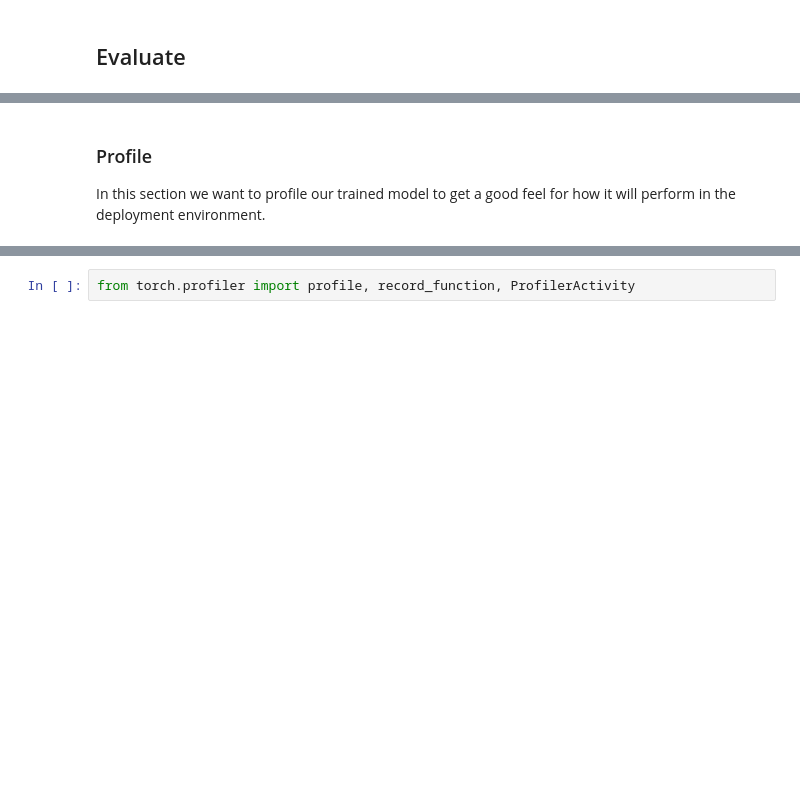
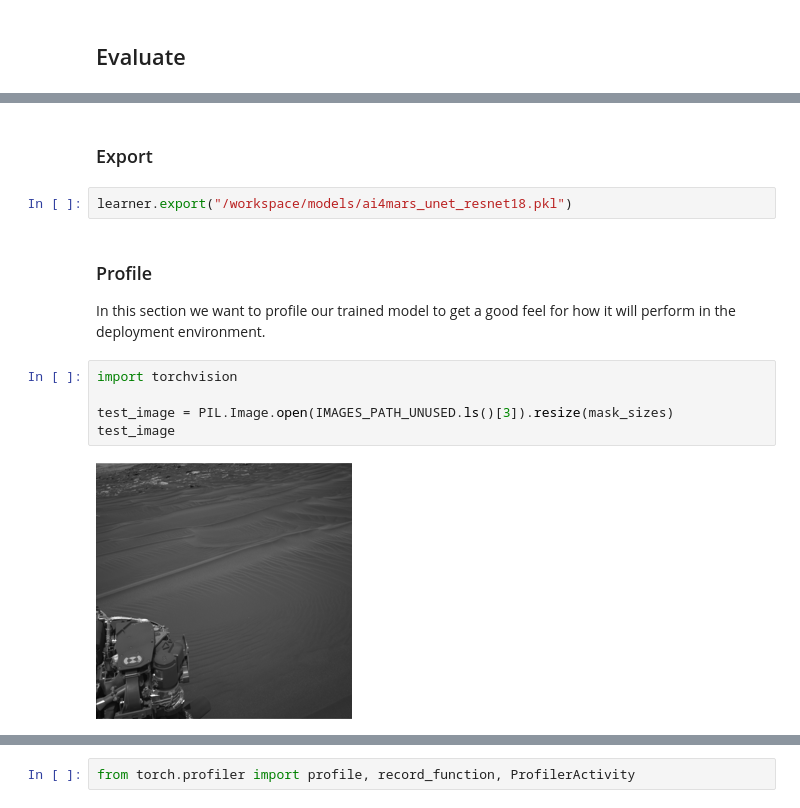
Before and after one commit to astroesteban/AI4Mars, a Jupyter notebook: src/ai4mars.ipynb, the cells around one changed output, grey strips where cells are left out. Drawn from its saved outputs; the diff is of its cells as text; blank space fills up the shorter version.

Commit message:
feat: adds fastai unet export

```diff
--- a/src/ai4mars.ipynb
+++ b/src/ai4mars.ipynb
@@ -369,5 +394,16 @@ interpreter.plot_top_losses(4)
+# %% [markdown]
+### Export
+# %%
+learner.export("/workspace/models/ai4mars_unet_resnet18.pkl")
 # %% [markdown]
 ### Profile
 
 In this section we want to profile our trained model to get a good feel for how
 it will perform in the deployment environment.
+# %%
+import torchvision
+
+test_image = PIL.Image.open(IMAGES_PATH_UNUSED.ls()[3]).resize(mask_sizes)
+test_image
+# %% [output]
+[figure, added]
```
Also changed, not shown: parts of 18 cells of this notebook.
